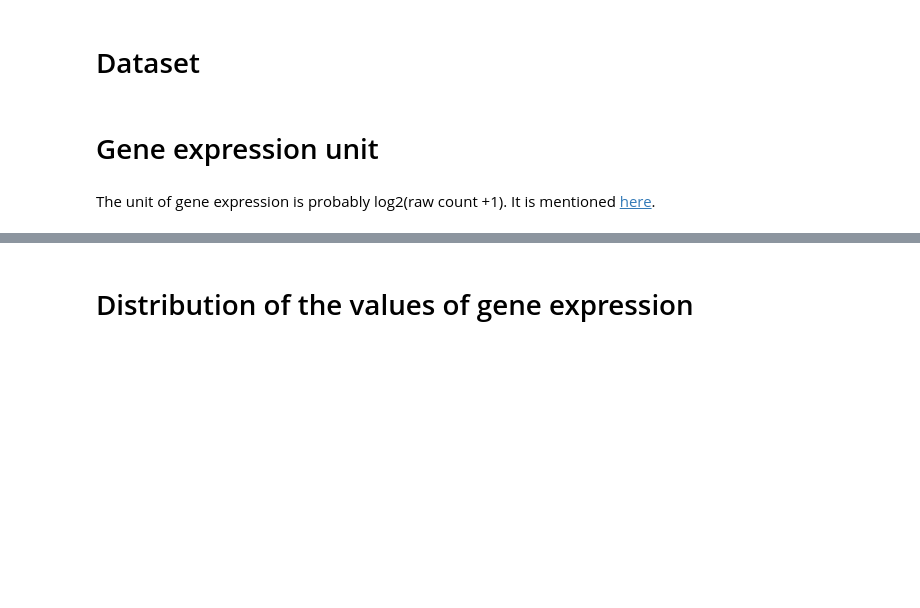
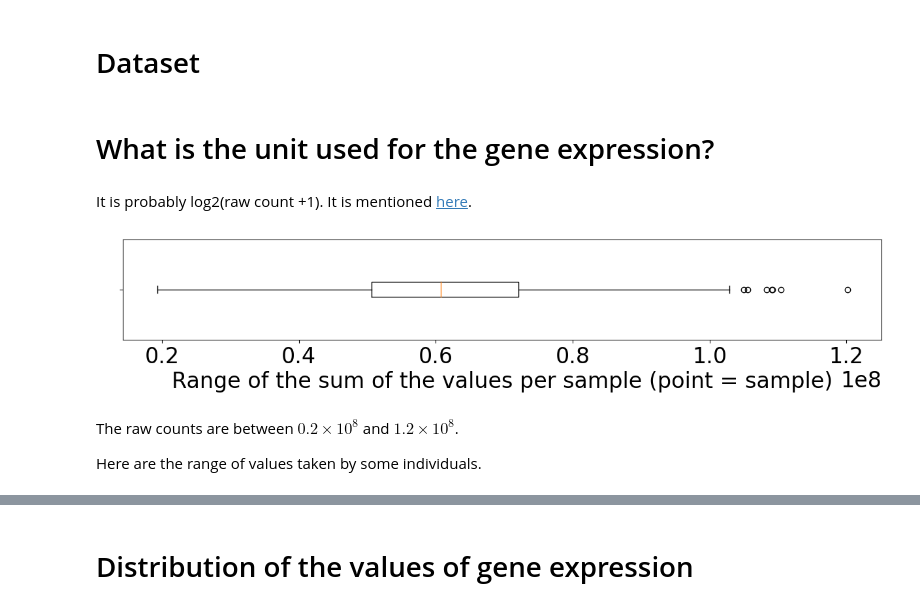
Before and after one commit to mbonto/XAI_in_genomics, a Jupyter notebook: Gdc/Data/Discover_gdc_tcga_gene_expression_data.ipynb, the cells around one changed output, grey strips where cells are left out. Drawn from its saved outputs; the diff is of its cells as text; code cells hidden in the pictures; blank space fills up the shorter version.

```diff
--- a/Gdc/Data/Discover_gdc_tcga_gene_expression_data.ipynb
+++ b/Gdc/Data/Discover_gdc_tcga_gene_expression_data.ipynb
@@ -32,5 +30,14 @@ data = TCGA_dataset(data_path, database, name, label_name)
 # %% [markdown]
-# Gene expression unit
+# What is the unit used for the gene expression?
 # %% [markdown]
-The unit of gene expression is probably log2(raw count +1). It is mentioned [here](https://xenabrowser.net/datapages/?dataset=TCGA-KIRC.htseq_counts.tsv&host=https%3A%2F%2Fgdc.xenahubs.net&removeHub=https%3A%2F%2Fxena.treehouse.gi.ucsc.edu%3A443
+It is probably log2(raw count +1). It is mentioned [here](https://xenabrowser.net/datapages/?dataset=TCGA-KIRC.htseq_counts.tsv&host=https%3A%2F%2Fgdc.xenahubs.net&removeHub=https%3A%2F%2Fxena.treehouse.gi.ucsc.edu%3A443
 ).
+# %%
+unit = 'log2(count+1)'
+plot_sum_of_features_for_each_sample(2**X - 1)
+# %% [output]
+[figure, added]
+# %% [markdown]
+The raw counts are between $0.2 \times 10^8$ and $1.2 \times 10^8$.
+
+Here are the range of values taken by some individuals.
```
Also changed, not shown: parts of 27 cells of this notebook, 5 other files.
